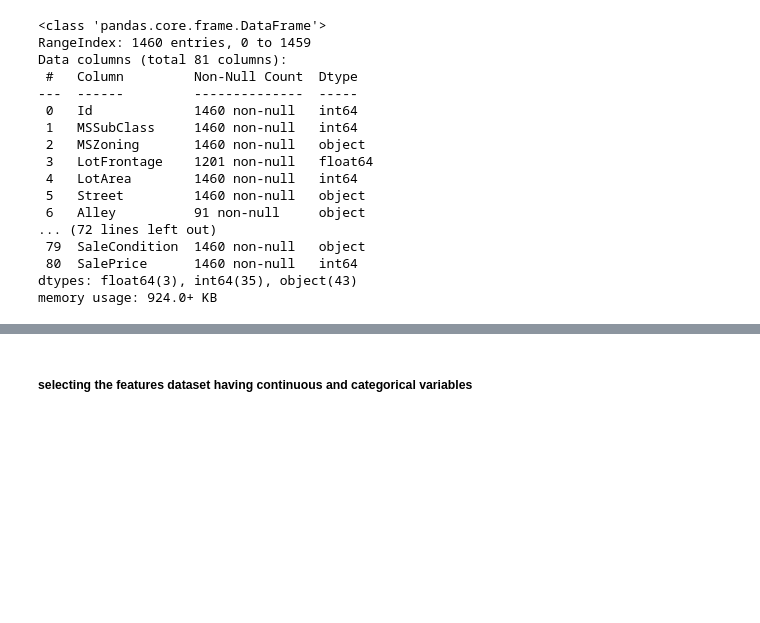
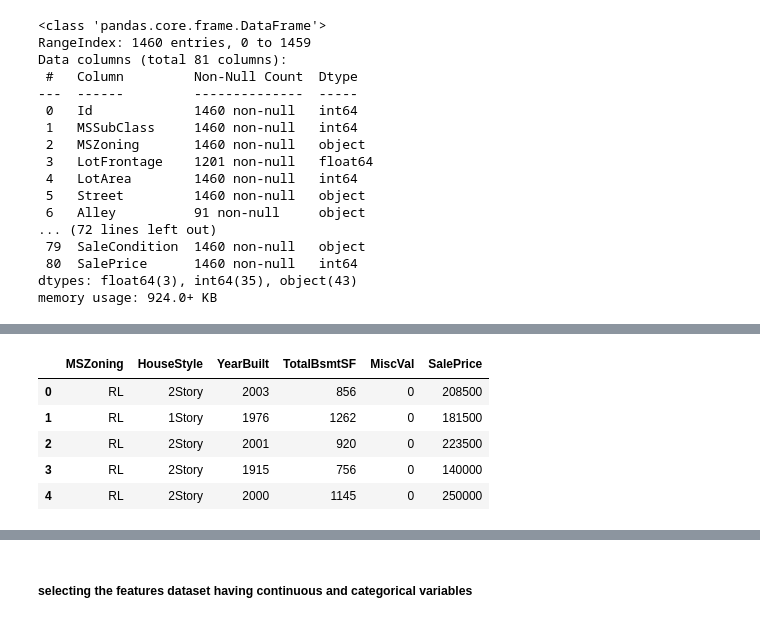
Before and after one commit to larrysman/dsp-olanrewaju-adegoke, a Jupyter notebook: notebooks/house-prices-modeling.ipynb, the cells around one changed output, grey strips where cells are left out. Saved outputs shown, nothing was run; the diff lists cells and outputs as text; code cells hidden in the pictures; blank space fills up the shorter version.

```diff
--- a/notebooks/house-prices-modeling.ipynb
+++ b/notebooks/house-prices-modeling.ipynb
@@ -92,0 +73,13 @@ training_data_csv.corr()
+# %%
+# selecting useful dataset
+
+useful_dataset_house = training_data_csv[['MSZoning','HouseStyle','YearBuilt','TotalBsmtSF','MiscVal', 'SalePrice']]
+
+useful_dataset_house.head()
+# %% [output]
+|  | MSZoning | HouseStyle | YearBuilt | TotalBsmtSF | MiscVal | SalePrice |
+| 0 | RL | 2Story | 2003 | 856 | 0 | 208500 |
+| 1 | RL | 1Story | 1976 | 1262 | 0 | 181500 |
+| 2 | RL | 2Story | 2001 | 920 | 0 | 223500 |
+| 3 | RL | 2Story | 1915 | 756 | 0 | 140000 |
+| 4 | RL | 2Story | 2000 | 1145 | 0 | 250000 |
```
Also changed, not shown: parts of 61 cells of this notebook.
